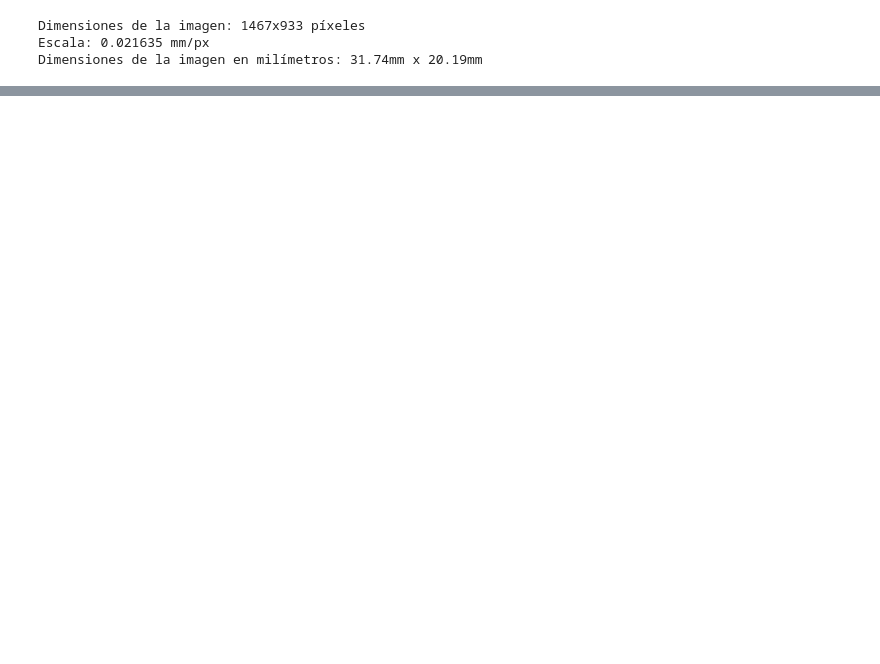
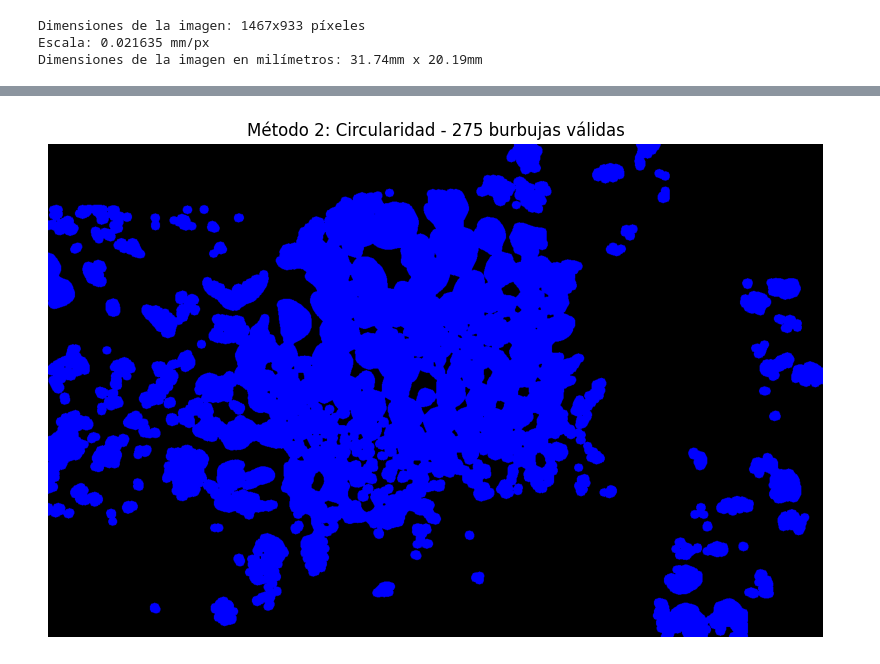
Before and after one commit to CarlosGarcia-YK/Polimery_Artificial_Vision, a Jupyter notebook: Method2.ipynb, the cells around one changed output, grey strips where cells are left out. Saved outputs shown, nothing was run; the diff lists cells and outputs as text; code cells hidden in the pictures; blank space fills up the shorter version.

```diff
--- a/Method2.ipynb
+++ b/Method2.ipynb
@@ -95,0 +126,34 @@ plt.show()
+# %%
+# Método 2: Circularidad
+valid_count_circularity = 0
+colored_result_circularity = np.zeros((labels.shape[0], labels.shape[1], 3), dtype=np.uint8)
+
+for lbl in range(1, num_labels + 1):
+    mask = (labels == lbl).astype(np.uint8)
+    area = cv2.countNonZero(mask)
+    contours, _ = cv2.findContours(mask, cv2.RETR_EXTERNAL, cv2.CHAIN_APPROX_SIMPLE)
+
+    if len(contours) > 0:
+        perimeter_px = cv2.arcLength(contours[0], True)
+    else:
+        perimeter_px = 0.0
+
+    # Calcular circularidad
+    if perimeter_px > 0:
+        circularity = (4 * math.pi * area) / (perimeter_px**2)
+    else:
+        circularity = 0
+
+    # Filtrar por circularidad
+    if circularity >= 0.4:  # Rango para formas razonablemente circulares
+        valid_count_circularity += 1
+        color = (255, 0, 0)  # Rojo para las burbujas válidas
+        colored_result_circularity[labels == lbl] = color
+
+plt.figure(figsize=(10, 10))
+plt.imshow(cv2.cvtColor(colored_result_circularity, cv2.COLOR_BGR2RGB))
+plt.title(f"Método 2: Circularidad - {valid_count_circularity} burbujas válidas")
+plt.axis('off')
+plt.show()
+# %% [output]
+[figure, added]
```
Also changed, not shown: parts of 5 cells of this notebook.
